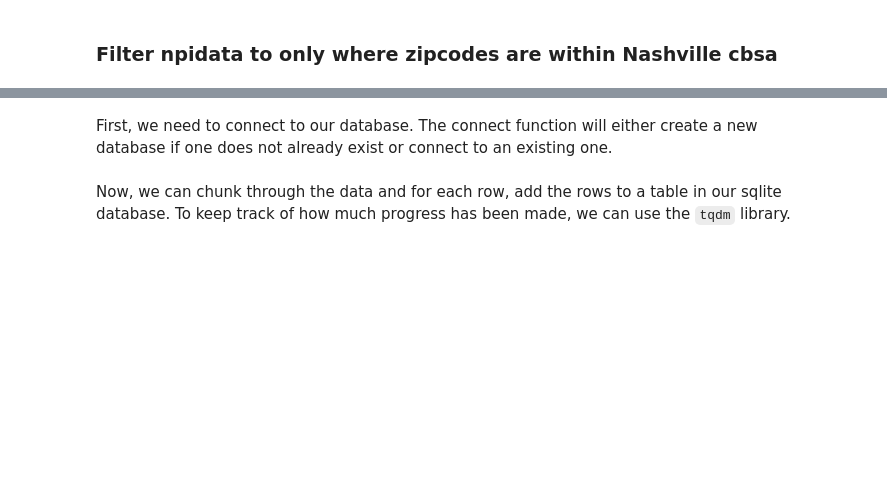
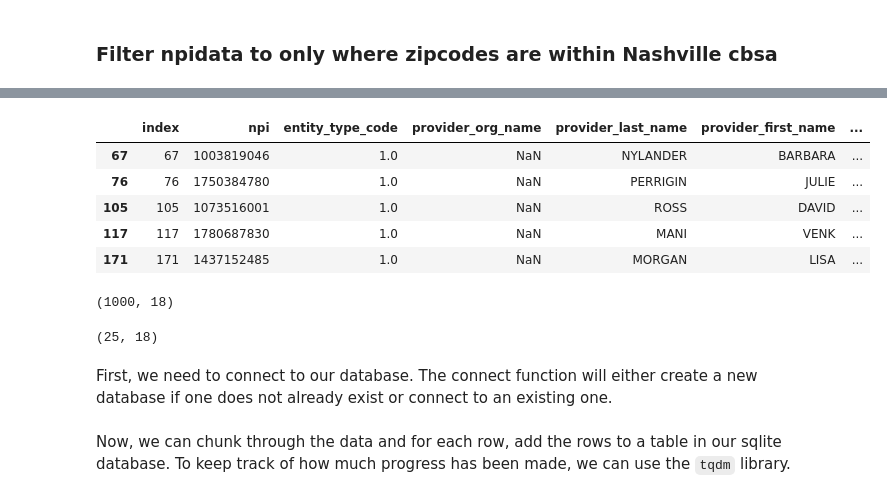
Before and after one commit to nss-data-science-cohort-4/hcbb_hop_team-3m, a Jupyter notebook: notebooks/hcbb_parker01_cleaning.ipynb, the cells around one changed output, grey strips where cells are left out. Drawn from its saved outputs; the diff is of its cells as text; code cells hidden in the pictures; blank space fills up the shorter version.

Commit message:
completed filtering of zip codes to within Nashville cbsa

```diff
--- a/notebooks/hcbb_parker01_cleaning.ipynb
+++ b/notebooks/hcbb_parker01_cleaning.ipynb
@@ -267,5 +273,4 @@ zips_list
 ### Filter npidata to only where zipcodes are within Nashville cbsa
 # %%
 # Start by converting provider_business_zip	to string and indexing to first 5 digits
-[str(npidata['provider_business_zip'])[0:4]
-npidata.head()
+npidata['provider_business_zip5'] = [str(i)[0:5] for i in npidata['provider_business_zip']]
@@ -279,3 +277,23 @@ npidata.head()
+# %%
+# Filter rows to 'provider_business_zip5' being in zips_list
+npidata_nashville = npidata[npidata['provider_business_zip5'].isin(zips_list)]
+# %%
+npidata_nashville.head()
+# %% [output]
+|  | index | npi | entity_type_code | provider_org_name | provider_last_name | provider_first_name | ... |
+| 67 | 67 | 1003819046 | 1.0 | NaN | NYLANDER | BARBARA | ... |
+| 76 | 76 | 1750384780 | 1.0 | NaN | PERRIGIN | JULIE | ... |
+| 105 | 105 | 1073516001 | 1.0 | NaN | ROSS | DAVID | ... |
+| 117 | 117 | 1780687830 | 1.0 | NaN | MANI | VENK | ... |
+| 171 | 171 | 1437152485 | 1.0 | NaN | MORGAN | LISA | ... |
+# %%
+npidata.shape
+# %% [output]
+(1000, 18)
+# %%
+npidata_nashville.shape
+# %% [output]
+(25, 18)
 # %% [markdown]
 First, we need to connect to our database. The connect function will either create a new database if one does not already exist or connect to an existing one.
 # %%
```
Also changed, not shown: parts of 9 cells of this notebook.
